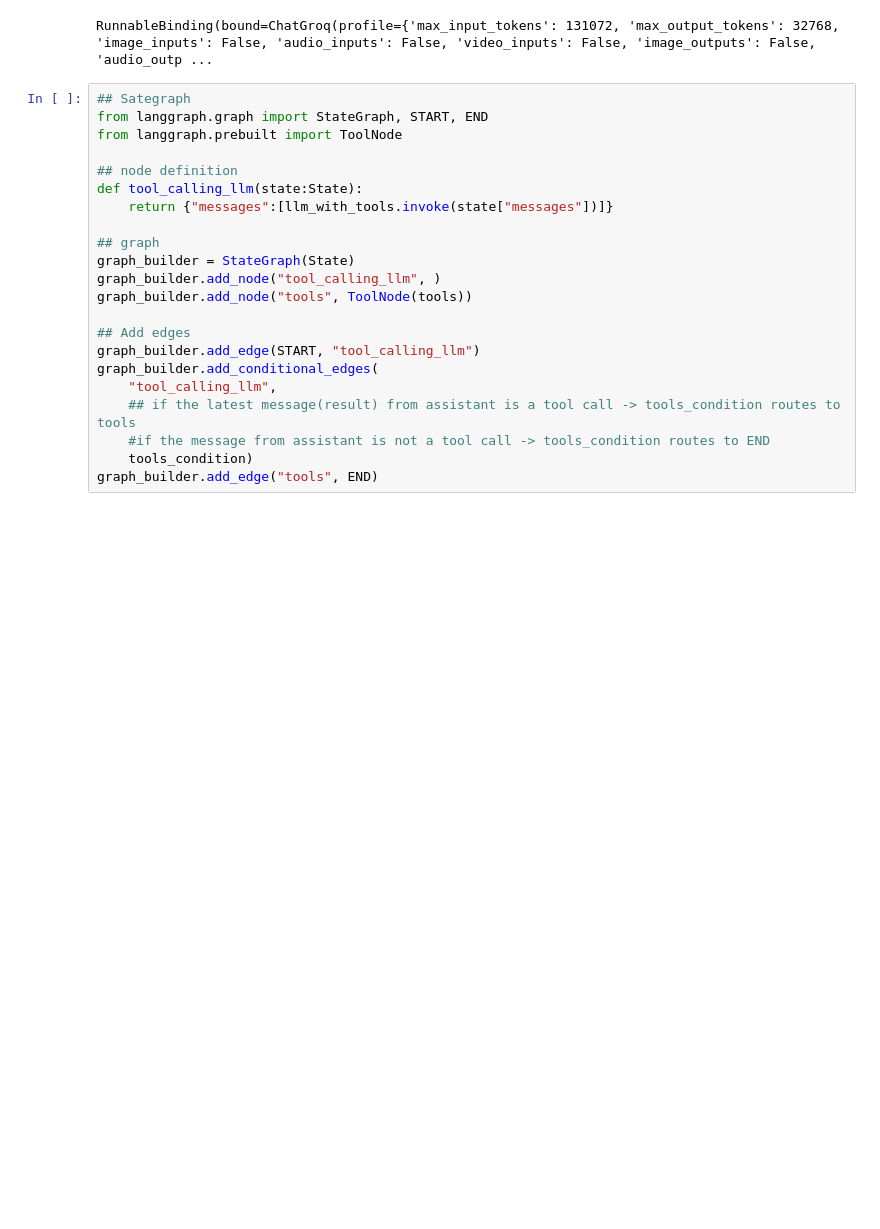
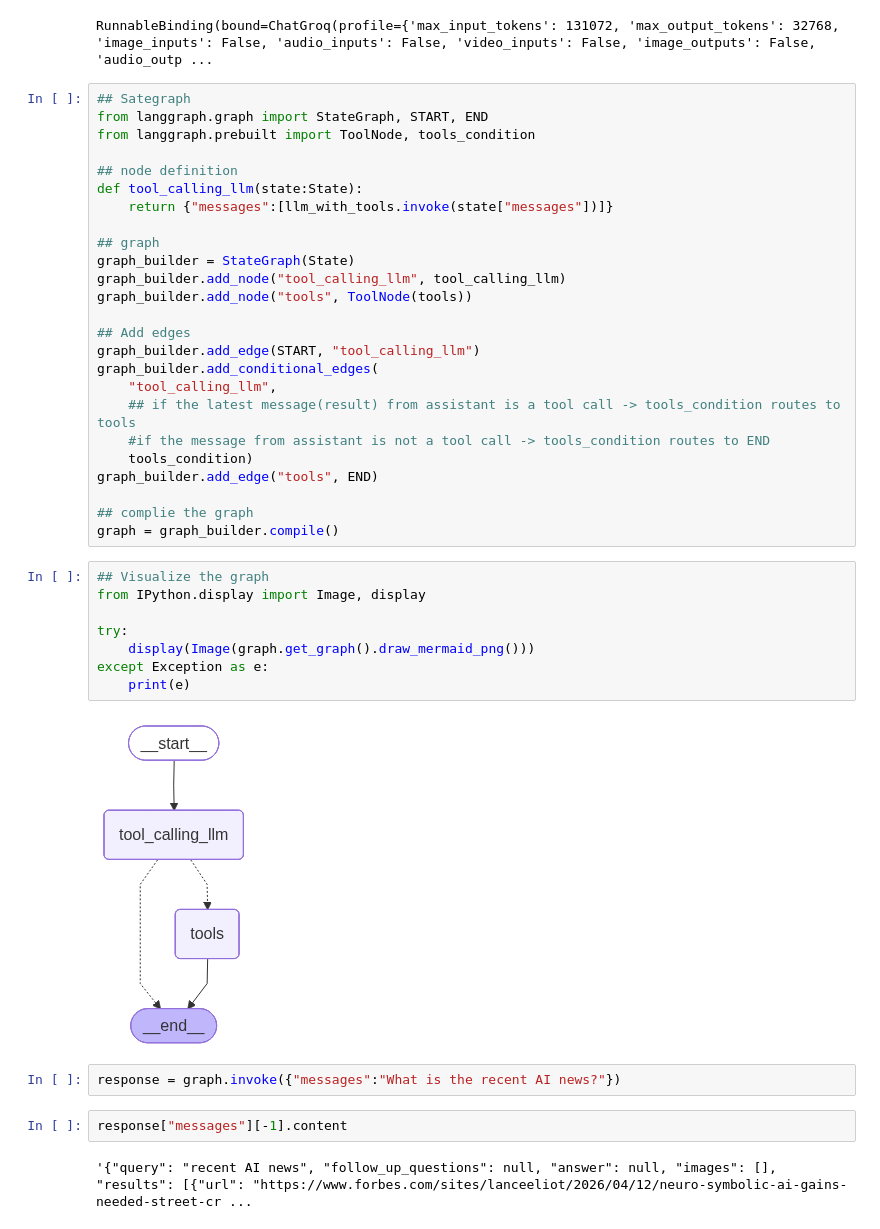
Before and after one commit to lunatic-bot/LangGraph, a Jupyter notebook: 1-BasicChatBot/1-BasicChatBot.ipynb, the cells around one changed output. Saved outputs shown, nothing was run; the diff lists cells and outputs as text; blank space fills up the shorter version.

```diff
--- a/1-BasicChatBot/1-BasicChatBot.ipynb
+++ b/1-BasicChatBot/1-BasicChatBot.ipynb
@@ -127,7 +127,7 @@ RunnableBinding(bound=ChatGroq(profile={'max_input_tokens': 131072, 'max_output_
 # %%
 ## Sategraph
 from langgraph.graph import StateGraph, START, END
-from langgraph.prebuilt import ToolNode
+from langgraph.prebuilt import ToolNode, tools_condition
 
 ## node definition
 def tool_calling_llm(state:State):
@@ -135,7 +135,7 @@ def tool_calling_llm(state:State):
 
 ## graph
 graph_builder = StateGraph(State)
-graph_builder.add_node("tool_calling_llm", )
+graph_builder.add_node("tool_calling_llm", tool_calling_llm)
 graph_builder.add_node("tools", ToolNode(tools))
 
 ## Add edges
@@ -146,3 +146,22 @@ graph_builder.add_conditional_edges(
     #if the message from assistant is not a tool call -> tools_condition routes to END
     tools_condition)
 graph_builder.add_edge("tools", END)
+
+## complie the graph
+graph = graph_builder.compile()
+# %%
+## Visualize the graph
+from IPython.display import Image, display
+
+try:
+    display(Image(graph.get_graph().draw_mermaid_png()))
+except Exception as e:
+    print(e)
+# %% [output]
+[figure, added]
+# %%
+response = graph.invoke({"messages":"What is the recent AI news?"})
+# %%
+response["messages"][-1].content
+# %% [output]
+'{"query": "recent AI news", "follow_up_questions": null, "answer": null, "images": [], "results": [{"url": "https://www.forbes.com/sites/lanceeliot/2026/04/12/neuro-symbolic-ai-gains-needed-street-cr ...
```
Also changed, not shown: parts of 14 cells of this notebook.
